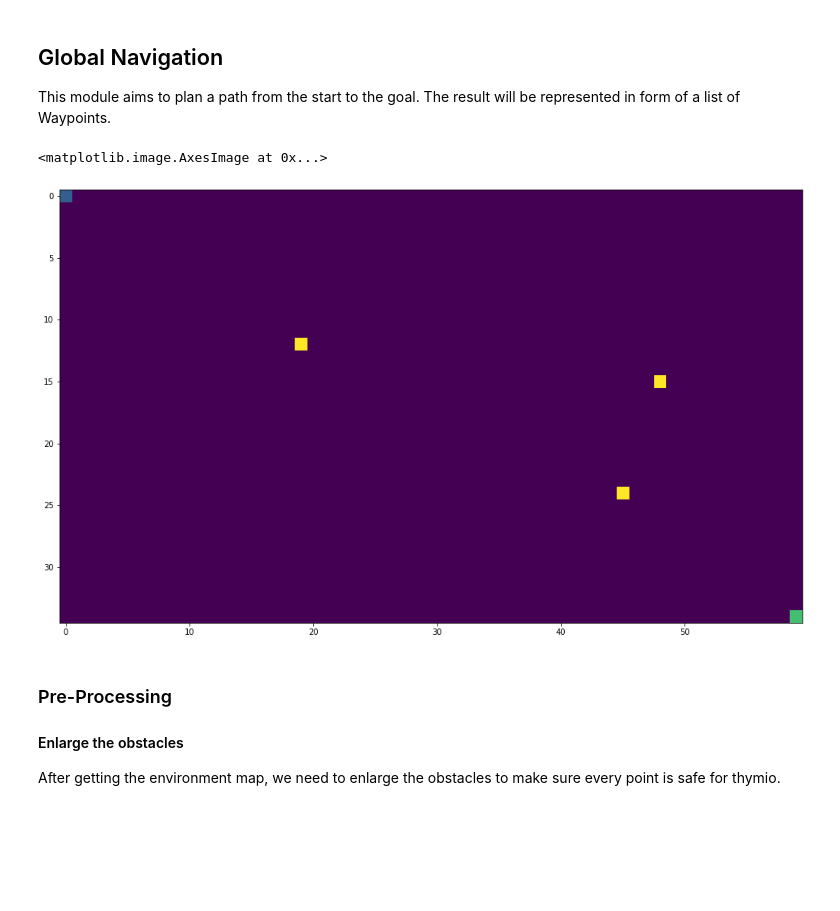
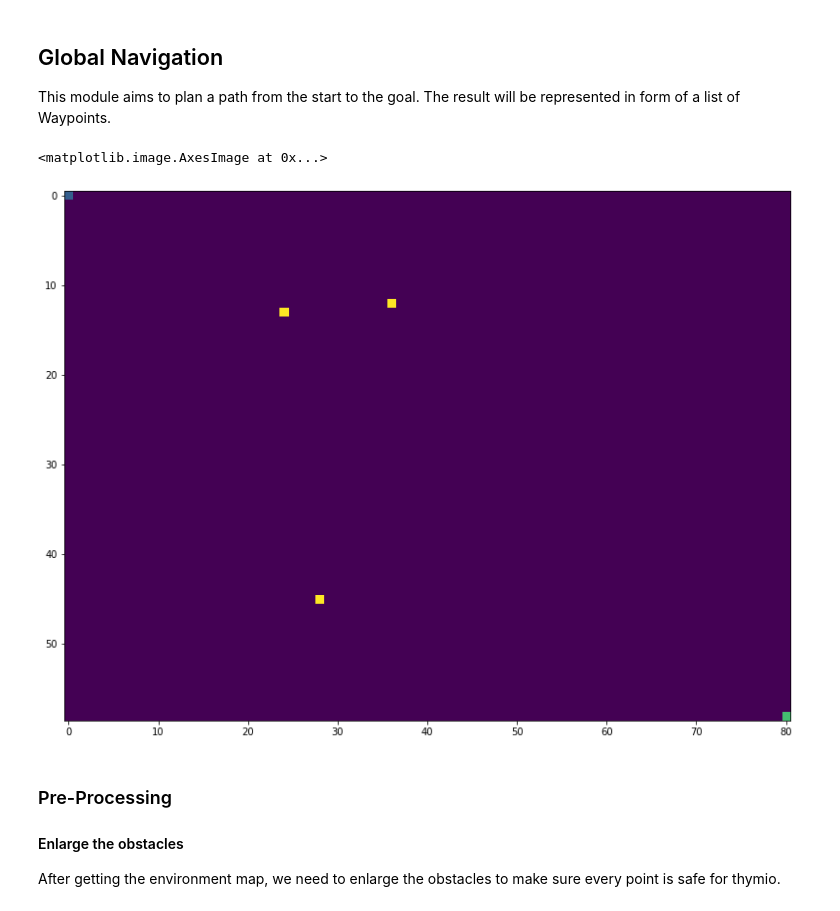
Before and after one commit to CharlieLeee/Mobile_Soccer, a Jupyter notebook: soccer_player.ipynb, the cells around one changed output. Cells and saved outputs as stored; diff of their text form; code cells hidden in the pictures; blank space fills up the shorter version.

```diff
--- a/soccer_player.ipynb
+++ b/soccer_player.ipynb
@@ -114,24 +114,24 @@ This module aims to plan a path from the start to the goal.
 The result will be represented in form of a list of Waypoints.
 # %%
 ###
-h, w = 35, 60
+h, w = 59, 81
 pStart = Pos(0,0)
 pBall = Pos(h-1, w-1)
 rmap = GridMap(h, w, 0.01)
 rmap.set_start(pStart)
 obslist = [Pos(random.randint(11,h-11),random.randint(11,w-11)) for _ in range(3)]
 rmap.set_obs(obslist)
 
 Goal_state = State(Pos(h-1,w-1), 1.57)
 ###
 
 obsmap = [[int(val) for val in li] for li in rmap.obs_map]
 obsmap[pStart.x][pStart.y] = 0.3
 obsmap[pBall.x][pBall.y] = 0.7
 plt.imshow(obsmap)
 # %% [output]
 <matplotlib.image.AxesImage at 0x...>
-[figure, old version]
+[figure, new version]
 # %% [markdown]
 ### Pre-Processing
 #### Enlarge the obstacles
```
Also changed, not shown: parts of 11 cells of this notebook, 2 other files.
